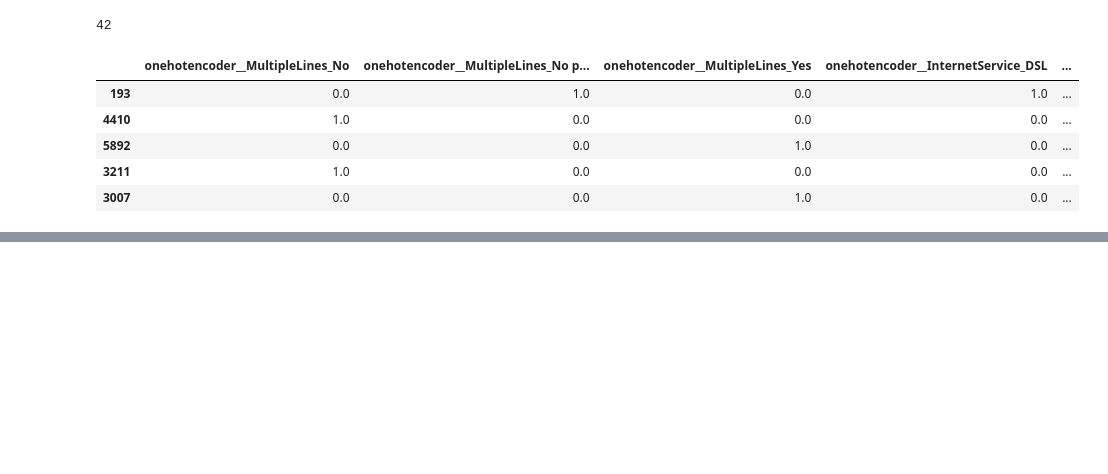
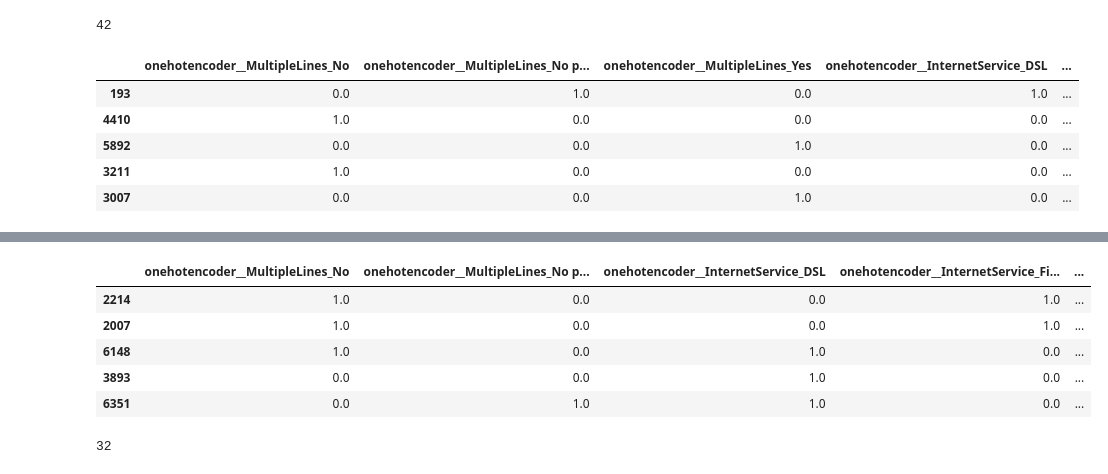
Before and after one commit to Antonio-B85/challenge-Parte-2--TelecomX, a Jupyter notebook: TelecomX_Parte2.ipynb, the cells around one changed output, grey strips where cells are left out. Cells and saved outputs as stored; diff of their text form; code cells hidden in the pictures; blank space fills up the shorter version.

```diff
--- a/TelecomX_Parte2.ipynb
+++ b/TelecomX_Parte2.ipynb
@@ -299,0 +321,10 @@ datos.sample(5)
+# %%
+umbral = 0.8
+columnas_a_eliminar = set()
+for i in range(len(columnas_corr.columns)):
+  for j in range(i):
+    if abs(columnas_corr.iloc[i, j]) > umbral:
+      colname = columnas_corr.columns[i]
+      columnas_a_eliminar.add(colname)
+
+columnas_a_eliminar
@@ -299,0 +342,15 @@ datos.sample(5)
+# %%
+datos = datos.drop(columns=columnas_a_eliminar)
+datos_org_limpios = datos #Respaldo para pruebas
+datos.sample(5)
+# %% [output]
+|  | onehotencoder__MultipleLines_No | onehotencoder__MultipleLines_No p... | onehotencoder__InternetService_DSL | onehotencoder__InternetService_Fi... | ... |
+| 2214 | 1.0 | 0.0 | 0.0 | 1.0 | ... |
+| 2007 | 1.0 | 0.0 | 0.0 | 1.0 | ... |
+| 6148 | 1.0 | 0.0 | 1.0 | 0.0 | ... |
+| 3893 | 0.0 | 0.0 | 1.0 | 0.0 | ... |
+| 6351 | 0.0 | 1.0 | 1.0 | 0.0 | ... |
+# %%
+len(datos.columns)
+# %% [output]
+32
```
Also changed, not shown: parts of 5 cells of this notebook.
